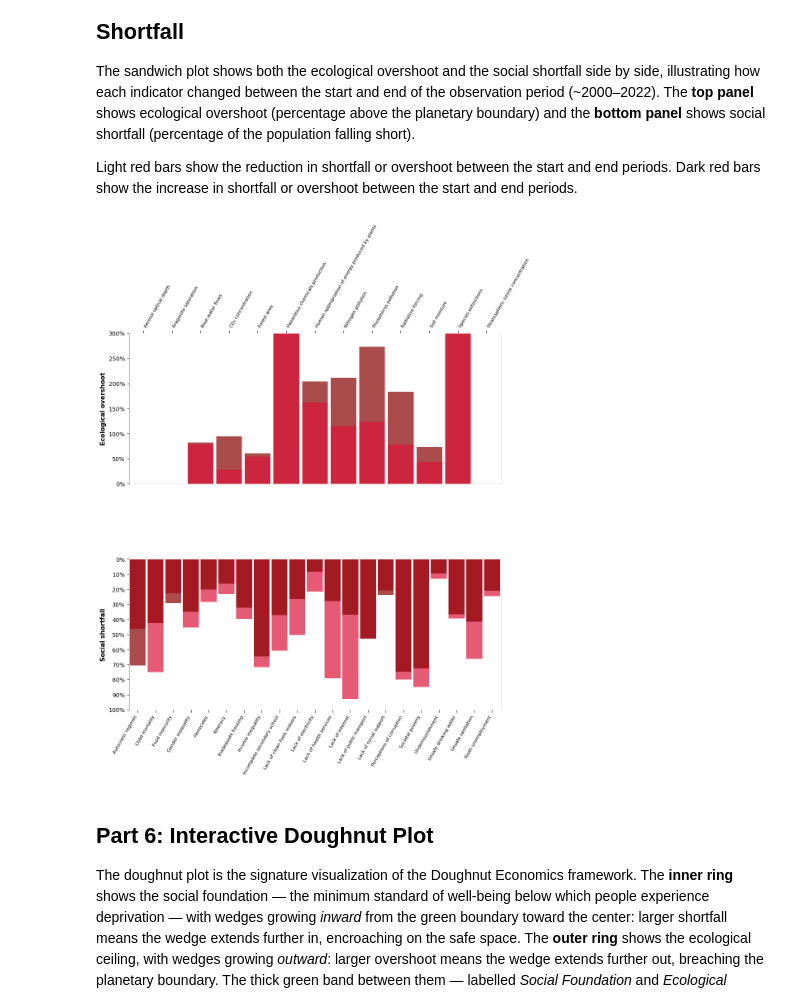
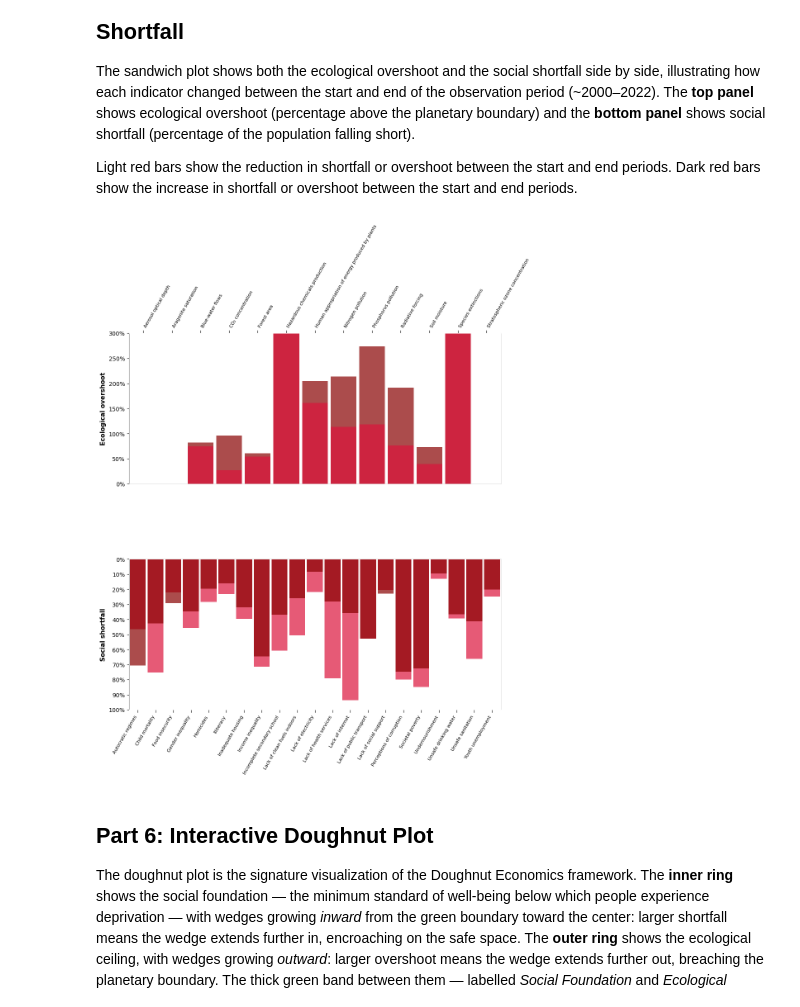
Before and after one commit to anna-megalou/doughnut, a Jupyter notebook: assignment.ipynb, the cells around one changed output. Saved outputs shown, nothing was run; the diff lists cells and outputs as text; code cells hidden in the pictures.

```diff
--- a/assignment.ipynb
+++ b/assignment.ipynb
@@ -496,15 +496,34 @@ soc['name'] = soc['indicator'].map(soc_name_map)
 eco = eco.dropna(subset=['name'])
 soc = soc.dropna(subset=['name'])
 
-# Ecological overshoot: use ratioStart/ratioEnd; negative ratios (below boundary) clipped to 0
-eco['start'] = pd.to_numeric(eco['ratioStart'], errors='coerce').clip(lower=0).fillna(0)
-eco['end'] = pd.to_numeric(eco['ratioEnd'], errors='coerce').clip(lower=0).fillna(0)
+# Compute ecological overshoot from actual data values and boundary thresholds
+# (file 5 has year-by-year ratios accounting for reference levels per indicator)
+br = pd.read_csv(os.path.join(BASE, 'myData', '5_20250108_doughnutDat-boundariesRatios.csv'))
+eco_br = br[
+    (br['type'] == 'global doughnut') & (br['group'] == 'World') & br['ratio'].notna()
+].sort_values('date')
+eco_ratios = eco_br.groupby('indicator').agg(
+    ratioFirst=('ratio', 'first'), ratioLast=('ratio', 'last')
+).reset_index()
+eco = eco.merge(eco_ratios, on='indicator', how='left')
+eco['start'] = ((eco['ratioFirst'] - 1) * 100).clip(lower=0).fillna(0)
+eco['end'] = ((eco['ratioLast'] - 1) * 100).clip(lower=0).fillna(0)
+eco = eco.drop(columns=['ratioFirst', 'ratioLast'])
 
-# Social shortfall: use valueStart/valueEnd; fill missing start values with end (e.g. publicTrans)
-soc['start'] = pd.to_numeric(soc['valueStart'], errors='coerce')
-soc['end'] = pd.to_numeric(soc['valueEnd'], errors='coerce')
+# Compute social shortfall from actual data values (not regression fits)
+soc_br = br[
+    (br['domain'] == 'social') & (br['type'] == 'global doughnut')
+    & (br['group'] == 'World') & br['value'].notna()
+].sort_values('date')
+soc_fl = soc_br.groupby('indicator').agg(
+    valueFirst=('value', 'first'), valueLast=('value', 'last')
+).reset_index()
+soc = soc.merge(soc_fl, on='indicator', how='left')
+soc['start'] = soc['valueFirst']
+soc['end'] = soc['valueLast']
 soc['start'] = soc['start'].fillna(soc['end'])
 soc['end'] = soc['end'].fillna(soc['start'])
+soc = soc.drop(columns=['valueFirst', 'valueLast'])
 
 eco = eco.sort_values('name').reset_index(drop=True)
 soc = soc.sort_values('name').reset_index(drop=True)
@@ -525,34 +544,34 @@ ax_eco.yaxis.set_major_formatter(plt.FuncFormatter(lambda v, _: f'{v:.0f}%'))
 ax_eco.set_xticks(x)
 ax_eco.set_xticklabels(eco['name'], rotation=60, ha='left', fontsize=8)
 ax_eco.xaxis.tick_top()
 ax_eco.tick_params(axis='x', length=5)
 ax_eco.set_xlim(-0.5, len(eco) - 0.5)
 
 # ── Bottom panel: social shortfall (bars grow downward) ──
 x2 = np.arange(len(soc))
 ax_soc.bar(x2, soc['start'], W, color=CRIMSON, alpha=ALPHA)
 ax_soc.bar(x2, soc['end'], W, color=DARK_RED, alpha=ALPHA)
 ax_soc.set_ylim(100, 0)
 ax_soc.set_ylabel('Social shortfall', fontweight='bold', fontsize=11)
 ax_soc.yaxis.set_major_locator(plt.MultipleLocator(10))
 ax_soc.yaxis.set_major_formatter(plt.FuncFormatter(lambda v, _: f'{v:.0f}%'))
 ax_soc.set_xticks(x2)
 ax_soc.set_xticklabels(soc['name'], rotation=60, ha='right', fontsize=8)
 ax_soc.tick_params(axis='x', length=5)
 ax_soc.set_xlim(-0.5, len(soc) - 0.5)
 
 for ax in (ax_eco, ax_soc):
     for spine in ax.spines.values():
         spine.set_edgecolor('#ddd')
     ax.spines['left'].set_edgecolor('#888')
 ax_eco.spines['top'].set_edgecolor('white')
 ax_soc.spines['bottom'].set_edgecolor('white')
 
 fig.subplots_adjust(left=0.08, right=0.98, top=0.88, bottom=0.12)
 plt.savefig('sandwich.svg', bbox_inches='tight')
 plt.show()
 # %% [output]
-[figure, old version]
+[figure, new version]
 # %% [markdown]
 ## Part 6: Interactive Doughnut Plot
 
```
Also changed, not shown: 4 other files.
